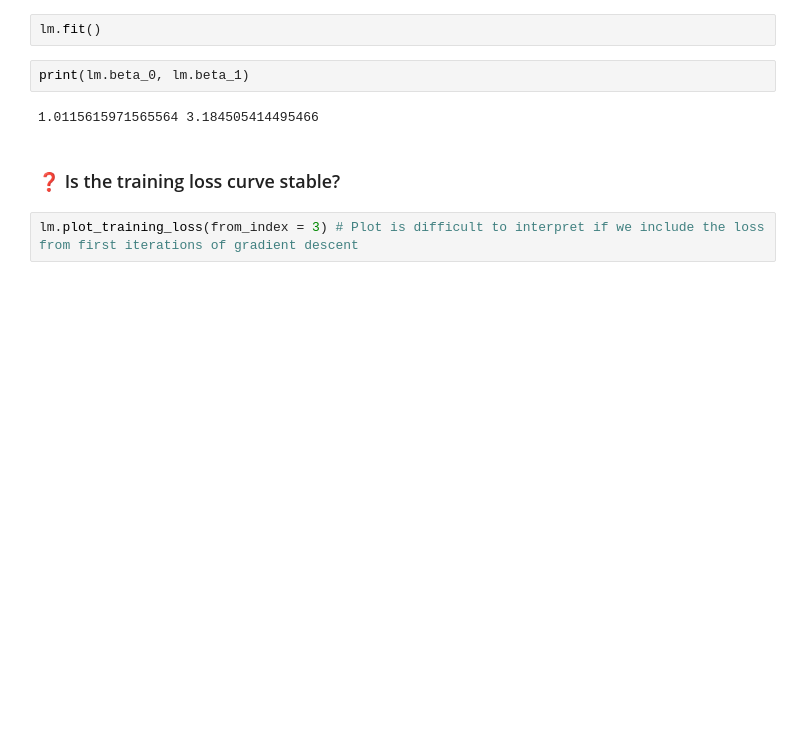
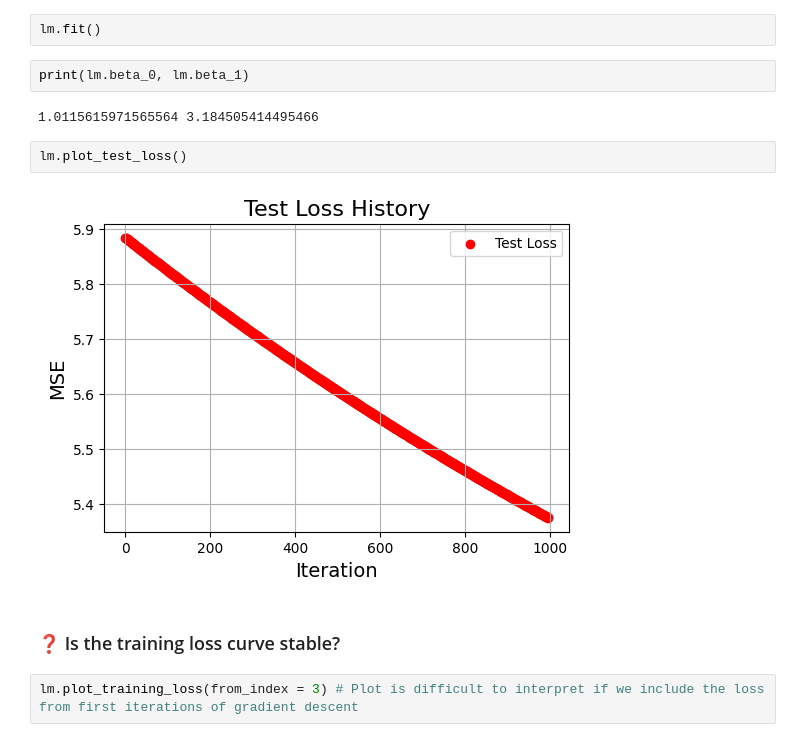
Before and after one commit to EinarJohannes/intro_ml_assignment_1, a Jupyter notebook: problem.ipynb, the cells around one changed output. Saved outputs shown, nothing was run; the diff lists cells and outputs as text; blank space fills up the shorter version.

```diff
--- a/problem.ipynb
+++ b/problem.ipynb
@@ -127,6 +127,10 @@ lm.fit()
 print(lm.beta_0, lm.beta_1)
 # %% [output]
 1.0115615971565564 3.184505414495466
+# %%
+lm.plot_test_loss()
+# %% [output]
+[figure, added]
 # %% [markdown]
 ### ❓ Is the training loss curve stable?
 # %%
```
Also changed, not shown: parts of 7 cells of this notebook, 1 other file.
